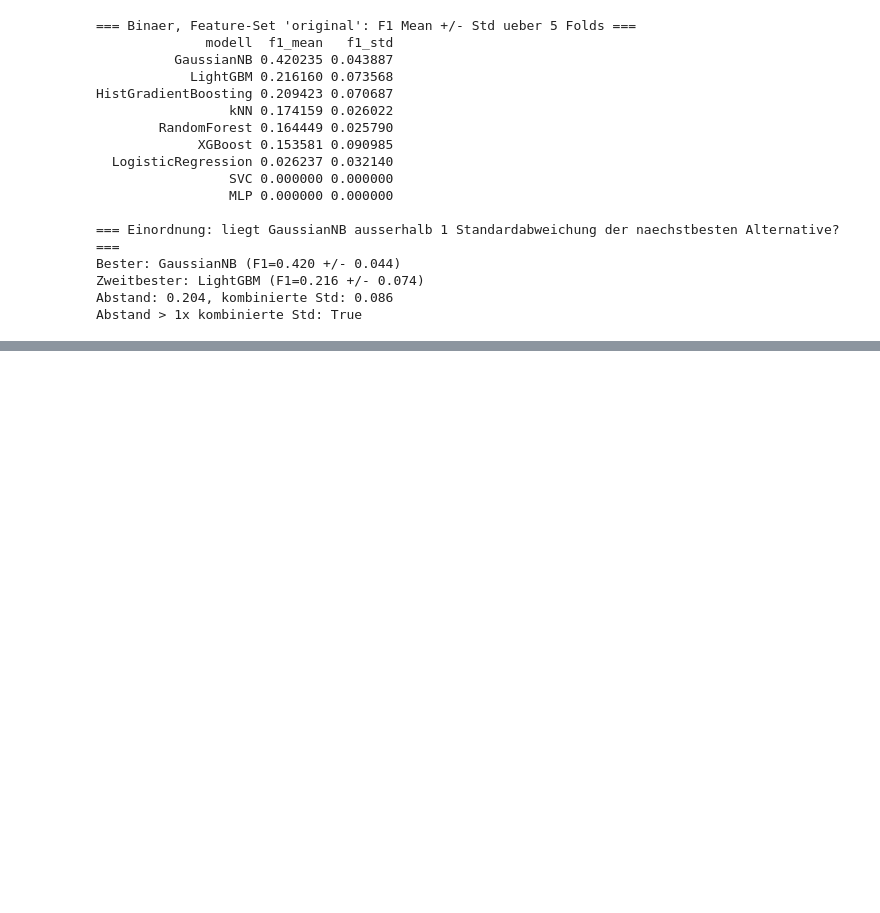
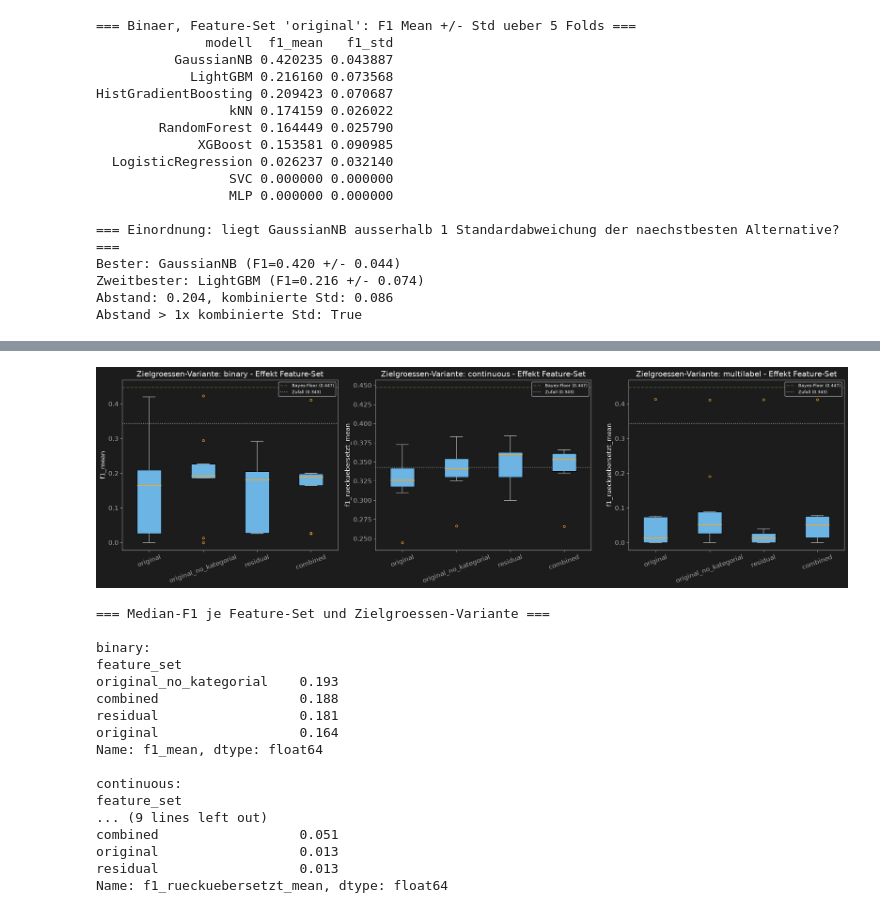
Before and after one commit to AwaTekoete/_MyExtrusionML_Synthetisch, a Jupyter notebook: notebooks/05_modeling_model_a.ipynb, the cells around one changed output, grey strips where cells are left out. Drawn from its saved outputs; the diff is of its cells as text; code cells hidden in the pictures; blank space fills up the shorter version.

```diff
--- a/notebooks/05_modeling_model_a.ipynb
+++ b/notebooks/05_modeling_model_a.ipynb
@@ -579,0 +587,58 @@ plt.show()
+# %%
+# =============================================================================
+# Zelle 14 – Grafik 2: Effekt Feature-Set (Boxplot je Feature-Set, gepoolt ueber Modelle)
+# =============================================================================
+# Zeigt, ob ein Feature-Set systematisch besser/schlechter abschneidet als
+# andere, unabhaengig vom verwendeten Modelltyp.
+# =============================================================================
+
+fig, axes = plt.subplots(1, 3, figsize=(20, 6))
+
+for ax, (tv, metric_col) in zip(axes, primary_metric.items()):
+    sub = ergebnisse_df[ergebnisse_df["zielgroesse"] == tv]
+    daten_je_featureset = [sub[sub["feature_set"] == fs][metric_col].values for fs in FEATURE_SETS]
+
+    bp = ax.boxplot(daten_je_featureset, tick_labels=list(FEATURE_SETS.keys()), patch_artist=True, **BOXPLOT_STYLE)
+    for box in bp["boxes"]:
+        box.set_facecolor(COLOR_BLUE)
+
+    ax.axhline(BAYES_FLOOR, color=COLOR_GREEN, linestyle="--", linewidth=1.5, label=f"Bayes-Floor ({BAYES_FLOOR})")
+    ax.axhline(ZUFALLS_BASELINE, color=COLOR_TEXT_MUTED, linestyle=":", linewidth=1.5, label=f"Zufall ({ZUFALLS_BASELINE})")
+    ax.set_title(f"Zielgroessen-Variante: {tv} - Effekt Feature-Set")
+    ax.set_ylabel(metric_col)
+    ax.tick_params(axis="x", rotation=20)
+    ax.legend(fontsize=8, loc="upper right")
+
+plt.tight_layout()
+save_figure(fig, "../reports/figures/05_ablation_effekt_feature_set.png")
+plt.show()
+
+for tv, metric_col in primary_metric.items():
+    sub = ergebnisse_df[ergebnisse_df["zielgroesse"] == tv]
+    sub.groupby("feature_set")[metric_col].describe().to_csv(f"../reports/tables/05_ablation_effekt_feature_set_{tv}.csv")
+
+# --- Zusaetzlich: Median je Feature-Set als Tabelle ---
+print("=== Median-F1 je Feature-Set und Zielgroessen-Variante ===")
+for tv, metric_col in primary_metric.items():
+    sub = ergebnisse_df[ergebnisse_df["zielgroesse"] == tv]
+    print(f"\n{tv}:")
+    print(sub.groupby("feature_set")[metric_col].median().sort_values(ascending=False).round(3))
+# %% [output]
+[figure, added]
+=== Median-F1 je Feature-Set und Zielgroessen-Variante ===
+
+binary:
+feature_set
+original_no_kategorial    0.193
+combined                  0.188
+residual                  0.181
+original                  0.164
+Name: f1_mean, dtype: float64
+
+continuous:
+feature_set
+... (9 lines left out)
+combined                  0.051
+original                  0.013
+residual                  0.013
+Name: f1_rueckuebersetzt_mean, dtype: float64
```
Also changed, not shown: parts of 4 cells of this notebook, 13 other files.
